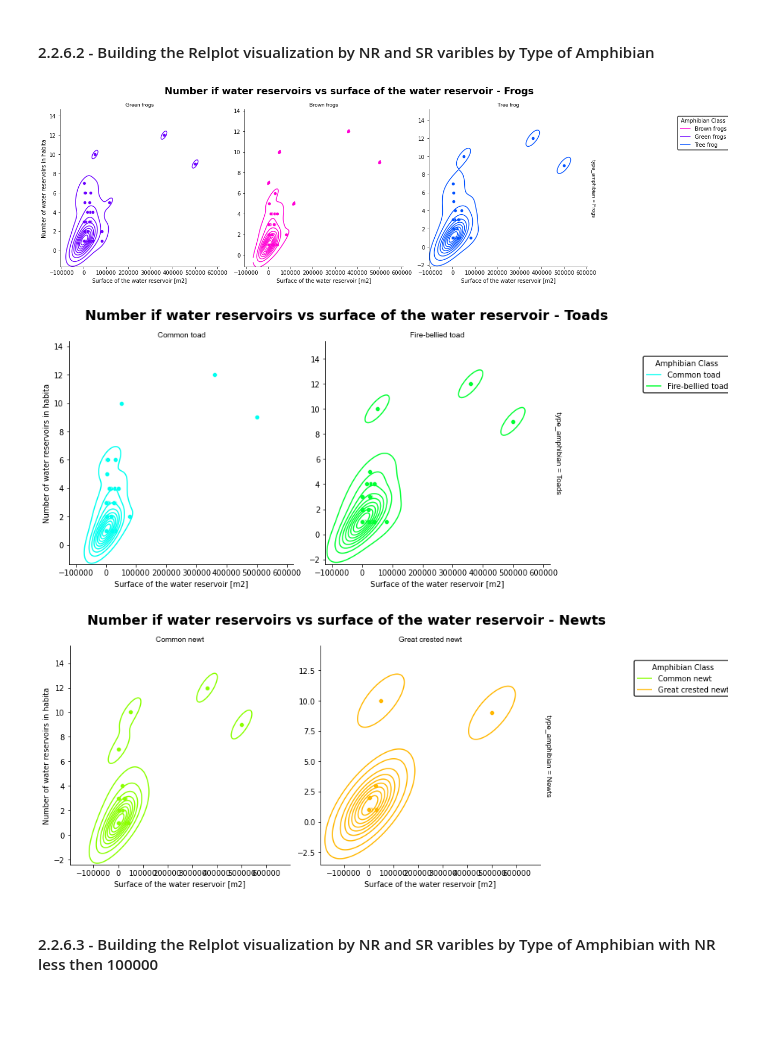
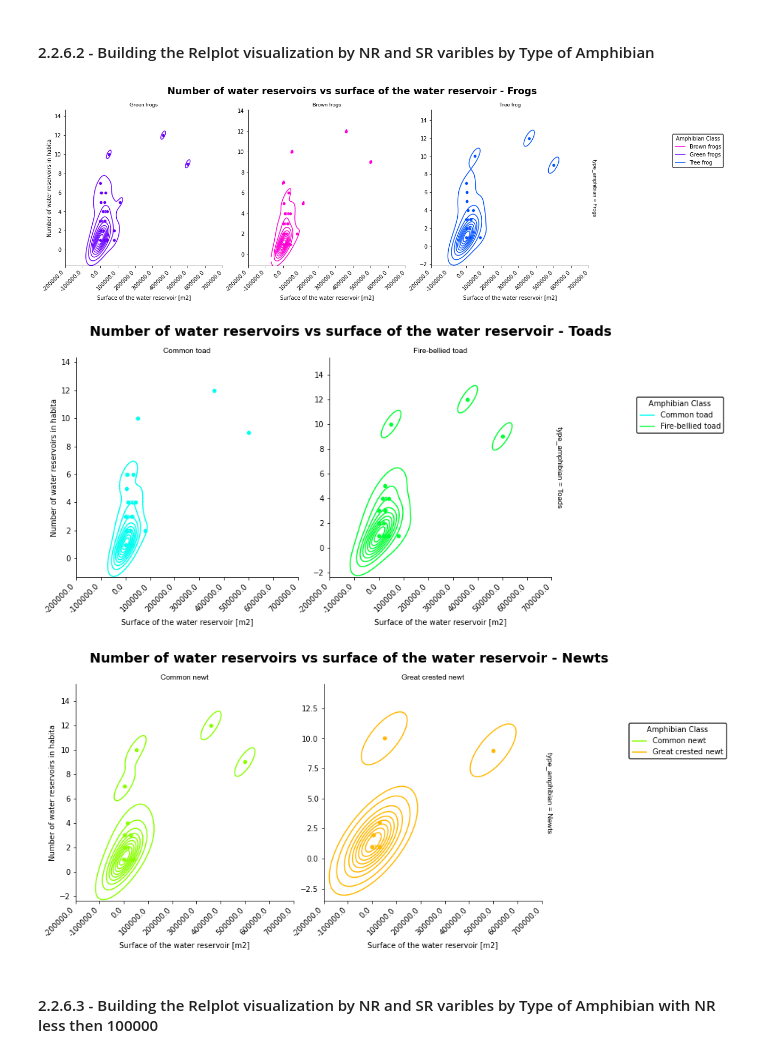
Before and after one commit to Renata-Thomazelli/amphibians, a Jupyter notebook: amphibians-Copy2.ipynb, the cells around one changed output. Saved outputs shown, nothing was run; the diff lists cells and outputs as text; code cells hidden in the pictures; blank space fills up the shorter version.

```diff
--- a/amphibians-Copy2.ipynb
+++ b/amphibians-Copy2.ipynb
@@ -1588,14 +1640,6 @@ data_newt = new_df_SR_NR_filtered[new_df_SR_NR_filtered["amphibian_class"].str.c
 
 # Define a color palette for amphibian classes
 palette = sns.color_palette("hsv_r", len(plotnum))
-
-
-new_df_SR_NR_filtered = stacking_df_tranf_heads_SR_NR[
-        ['Surface of the water reservoir [m2]',
-         'Number of water reservoirs in habita',
-         "amphibian_class",
-        "type_amphibian"]
-]
 
 
 
@@ -1651,37 +1695,42 @@ reserviors3= sns.FacetGrid(
 
 )
 reserviors3.map(sns.scatterplot, 'Surface of the water reservoir [m2]','Number of water reservoirs in habita' )
 reserviors3.map(sns.kdeplot,'Surface of the water reservoir [m2]','Number of water reservoirs in habita' )
 reserviors3.add_legend()
 
 
 reserviors_list = [reserviors1,reserviors2,reserviors3]
 
 Formating.axis_subplot_label_customization(
     reserviors_list,
-    supertitle='Number if water reservoirs vs surface of the water reservoir',
+    supertitle='Number of water reservoirs vs surface of the water reservoir',
 
 )
+
+
+Formating.customizing_ticks_marks(reserviors_list,type_distances = False
+                                  )
+
 
 Formating.customizing_the_legend(
     reserviors_list,
     supertitle="Amphibian Class",
     legend_x_position = 1.10
     )
 
 
 
 
 reserviors1.savefig("charts/Number of water reservoirs vs surface of the water reservoir relplot - Frogs.png",transparent = False,facecolor ="w",bbox_inches ="tight",pad_inches = 1,edgecolor ='w',orientation ='landscape',dpi=300)
 reserviors2.savefig("charts/Number of water reservoirs vs surface of the water reservoir relplot - Toads.png",transparent = False,facecolor ="w",bbox_inches ="tight",pad_inches = 1,edgecolor ='w',orientation ='landscape',dpi=300)
 reserviors3.savefig("charts/Number of water reservoirs vs surface of the water reservoir relplot - Newts.png",transparent = False,facecolor ="w",bbox_inches ="tight",pad_inches = 1,edgecolor ='w',orientation ='landscape',dpi=300)
 
 
 plt.show()
 # %% [output]
-[figure, old version]
+[figure, new version]
-[figure, old version]
+[figure, new version]
-[figure, old version]
+[figure, new version]
 # %% [markdown]
 #### 2.2.6.3 - Building the Relplot visualization by NR and SR varibles by Type of Amphibian with NR less then 100000
 # %%
```
Also changed, not shown: parts of 11 cells of this notebook, 15 other files.
